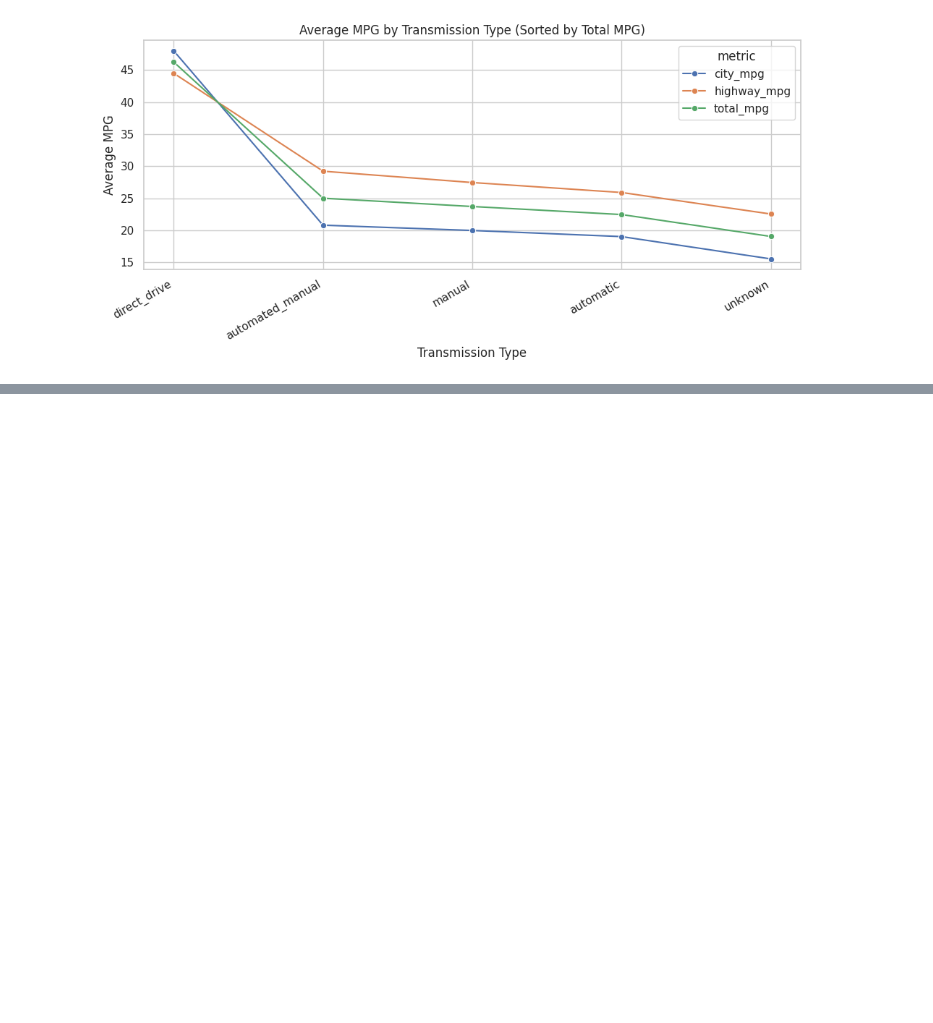
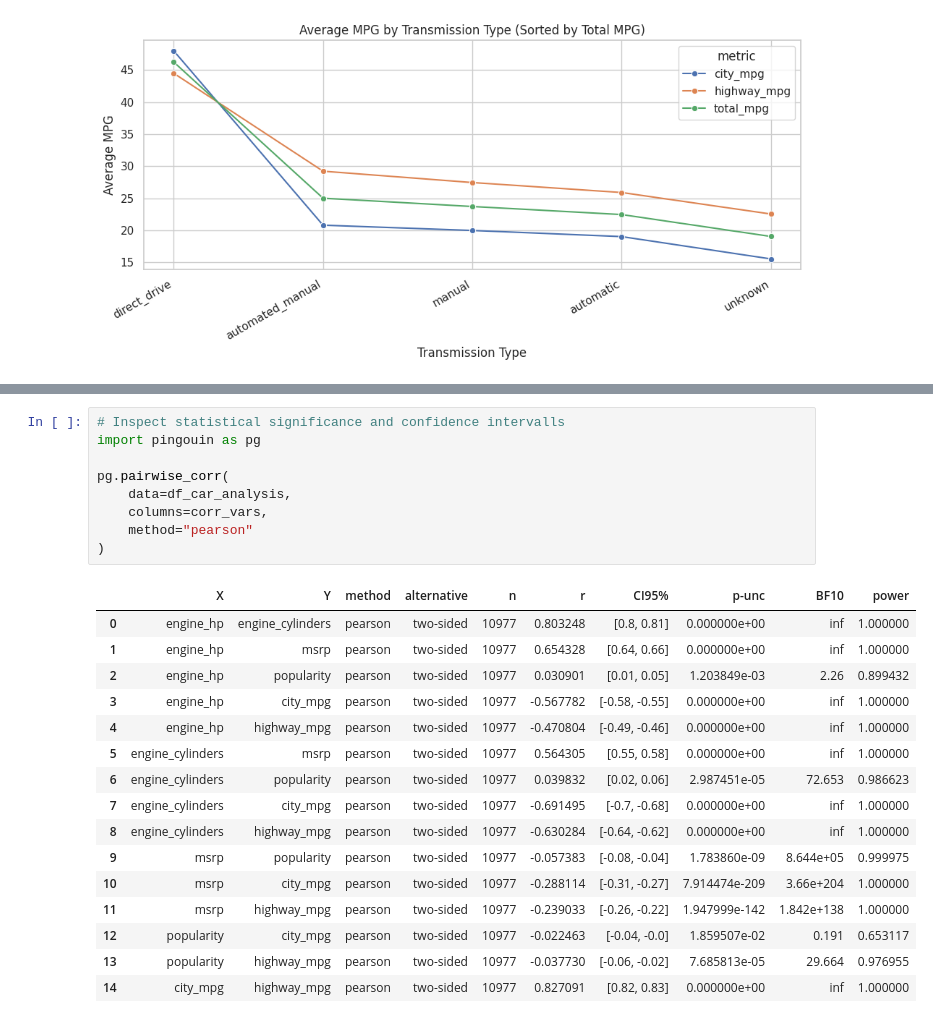
Before and after one commit to t-jor/car-market-analysis, a Jupyter notebook: notebooks/car_market_analysis.ipynb, the cells around one changed output, grey strips where cells are left out. Drawn from its saved outputs; the diff is of its cells as text; blank space fills up the shorter version.

```diff
--- a/notebooks/car_market_analysis.ipynb
+++ b/notebooks/car_market_analysis.ipynb
@@ -1077,0 +1114,26 @@ plt.show()
+# %%
+# Inspect statistical significance and confidence intervalls
+import pingouin as pg
+
+pg.pairwise_corr(
+    data=df_car_analysis,
+    columns=corr_vars,
+    method="pearson"
+)
+# %% [output]
+|  | X | Y | method | alternative | n | r | CI95% | p-unc | BF10 | power |
+| 0 | engine_hp | engine_cylinders | pearson | two-sided | 10977 | 0.803248 | [0.8, 0.81] | 0.000000e+00 | inf | 1.000000 |
+| 1 | engine_hp | msrp | pearson | two-sided | 10977 | 0.654328 | [0.64, 0.66] | 0.000000e+00 | inf | 1.000000 |
+| 2 | engine_hp | popularity | pearson | two-sided | 10977 | 0.030901 | [0.01, 0.05] | 1.203849e-03 | 2.26 | 0.899432 |
+| 3 | engine_hp | city_mpg | pearson | two-sided | 10977 | -0.567782 | [-0.58, -0.55] | 0.000000e+00 | inf | 1.000000 |
+| 4 | engine_hp | highway_mpg | pearson | two-sided | 10977 | -0.470804 | [-0.49, -0.46] | 0.000000e+00 | inf | 1.000000 |
+| 5 | engine_cylinders | msrp | pearson | two-sided | 10977 | 0.564305 | [0.55, 0.58] | 0.000000e+00 | inf | 1.000000 |
+| 6 | engine_cylinders | popularity | pearson | two-sided | 10977 | 0.039832 | [0.02, 0.06] | 2.987451e-05 | 72.653 | 0.986623 |
+| 7 | engine_cylinders | city_mpg | pearson | two-sided | 10977 | -0.691495 | [-0.7, -0.68] | 0.000000e+00 | inf | 1.000000 |
+| 8 | engine_cylinders | highway_mpg | pearson | two-sided | 10977 | -0.630284 | [-0.64, -0.62] | 0.000000e+00 | inf | 1.000000 |
+| 9 | msrp | popularity | pearson | two-sided | 10977 | -0.057383 | [-0.08, -0.04] | 1.783860e-09 | 8.644e+05 | 0.999975 |
+| 10 | msrp | city_mpg | pearson | two-sided | 10977 | -0.288114 | [-0.31, -0.27] | 7.914474e-209 | 3.66e+204 | 1.000000 |
+| 11 | msrp | highway_mpg | pearson | two-sided | 10977 | -0.239033 | [-0.26, -0.22] | 1.947999e-142 | 1.842e+138 | 1.000000 |
+| 12 | popularity | city_mpg | pearson | two-sided | 10977 | -0.022463 | [-0.04, -0.0] | 1.859507e-02 | 0.191 | 0.653117 |
+| 13 | popularity | highway_mpg | pearson | two-sided | 10977 | -0.037730 | [-0.06, -0.02] | 7.685813e-05 | 29.664 | 0.976955 |
+| 14 | city_mpg | highway_mpg | pearson | two-sided | 10977 | 0.827091 | [0.82, 0.83] | 0.000000e+00 | inf | 1.000000 |
```
Also changed, not shown: parts of 17 cells of this notebook.
